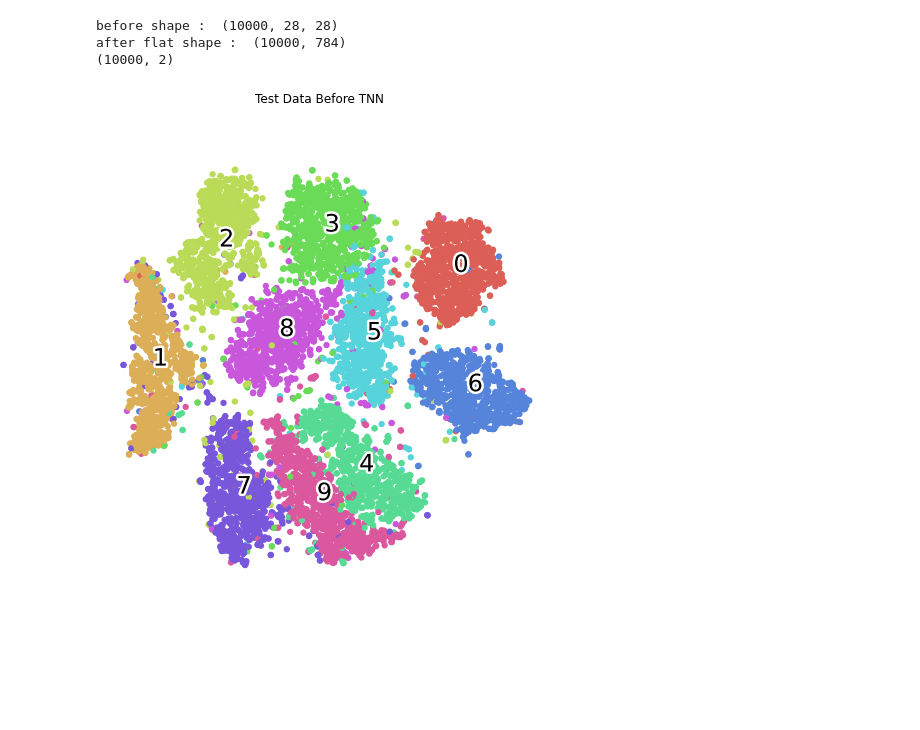
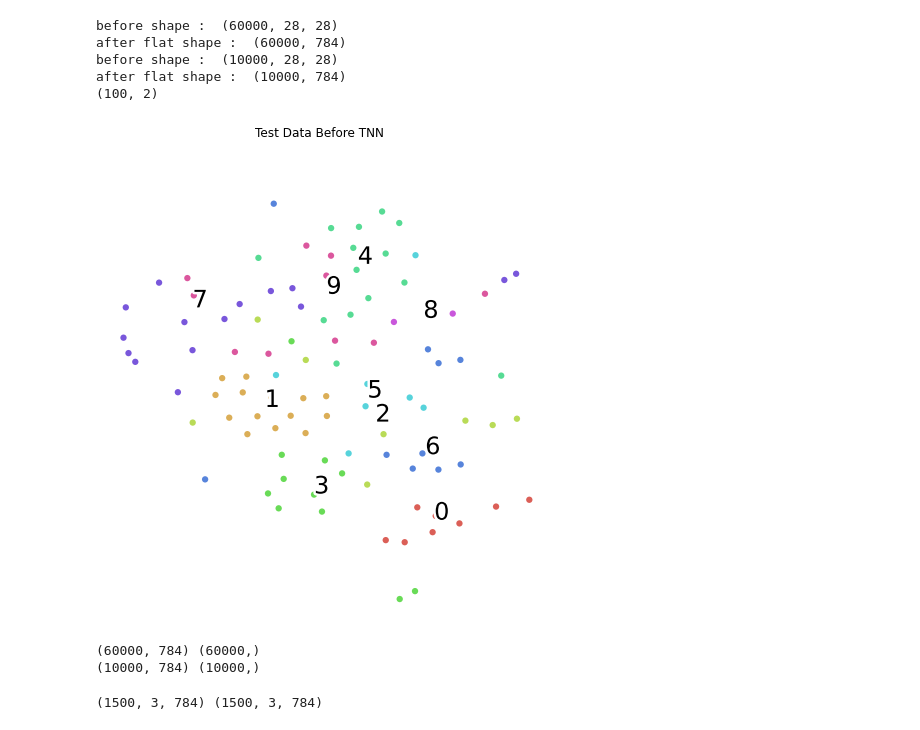
Before and after one commit to dajinstory/AI_Bartender, a Jupyter notebook: deep_learning/1_vectorize/tutorial/triplet_loss.ipynb, the cells around one changed output. Saved outputs shown, nothing was run; the diff lists cells and outputs as text; code cells hidden in the pictures; blank space fills up the shorter version.

```diff
--- a/deep_learning/1_vectorize/tutorial/triplet_loss.ipynb
+++ b/deep_learning/1_vectorize/tutorial/triplet_loss.ipynb
@@ -44,16 +55,21 @@ def scatter(x, labels, num_of_labels, subtitle=None):
 # %%
 img_row=28
 img_column=28
 img_channel=1
+print("before shape : ",x_train.shape)
+x_train_flat = x_train.reshape(-1,img_row*img_column*img_channel)
+print("after flat shape : ",x_train_flat.shape)
 print("before shape : ",x_test.shape)
 x_test_flat = x_test.reshape(-1,img_row*img_column*img_channel)
 print("after flat shape : ",x_test_flat.shape)
 tsne = TSNE()
-test_tsne_embeds = tsne.fit_transform(x_test_flat)
+test_tsne_embeds = tsne.fit_transform(x_test_flat[:100])
 print(test_tsne_embeds.shape)
-scatter(test_tsne_embeds, y_test, 10, "Test Data Before TNN")
+scatter(test_tsne_embeds, y_test[:100], 10, "Test Data Before TNN")
 # %% [output]
+before shape :  (60000, 28, 28)
+after flat shape :  (60000, 784)
 before shape :  (10000, 28, 28)
 after flat shape :  (10000, 784)
-(10000, 2)
+(100, 2)
-[figure, old version]
+[figure, new version]
@@ -59,0 +132,10 @@ after flat shape :  (10000, 784)
+# %%
+x_train_triplet = generate_triplet_2(x_train_flat,y_train,ap_pairs=150,an_pairs=150)
+x_test_triplet = generate_triplet_2(x_test_flat,y_test,ap_pairs=150,an_pairs=150)
+# %% [output]
+(60000, 784) (60000,)
+(10000, 784) (10000,)
+# %%
+print(x_train_triplet.shape , x_test_triplet.shape)
+# %% [output]
+(1500, 3, 784) (1500, 3, 784)
```
Also changed, not shown: parts of 6 cells of this notebook, 4 other files.
